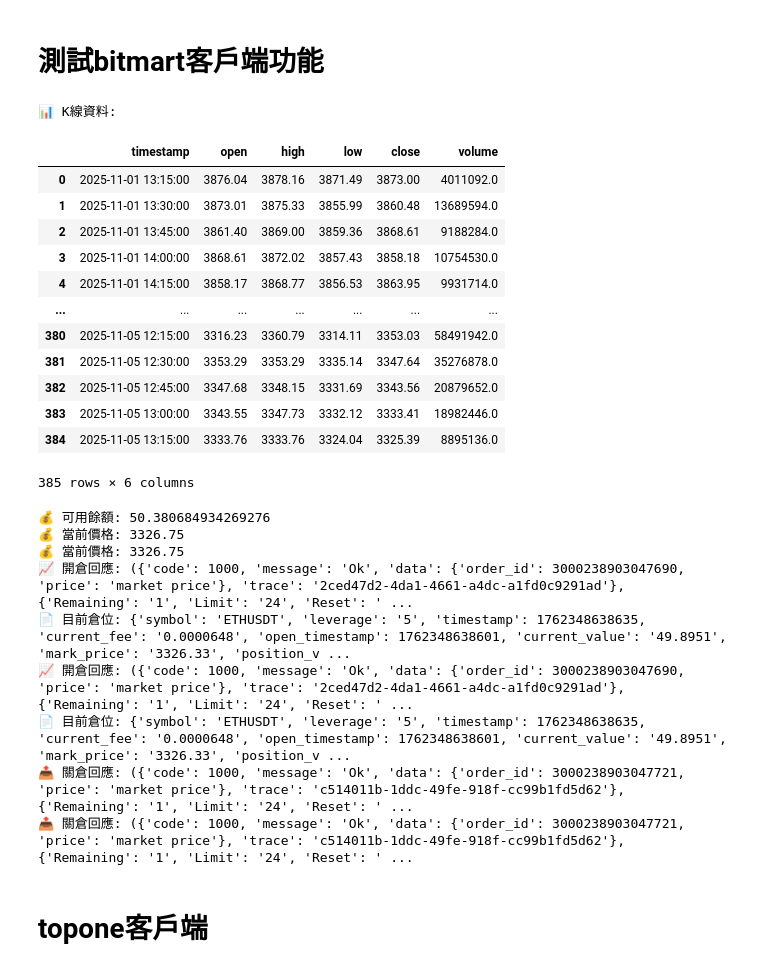
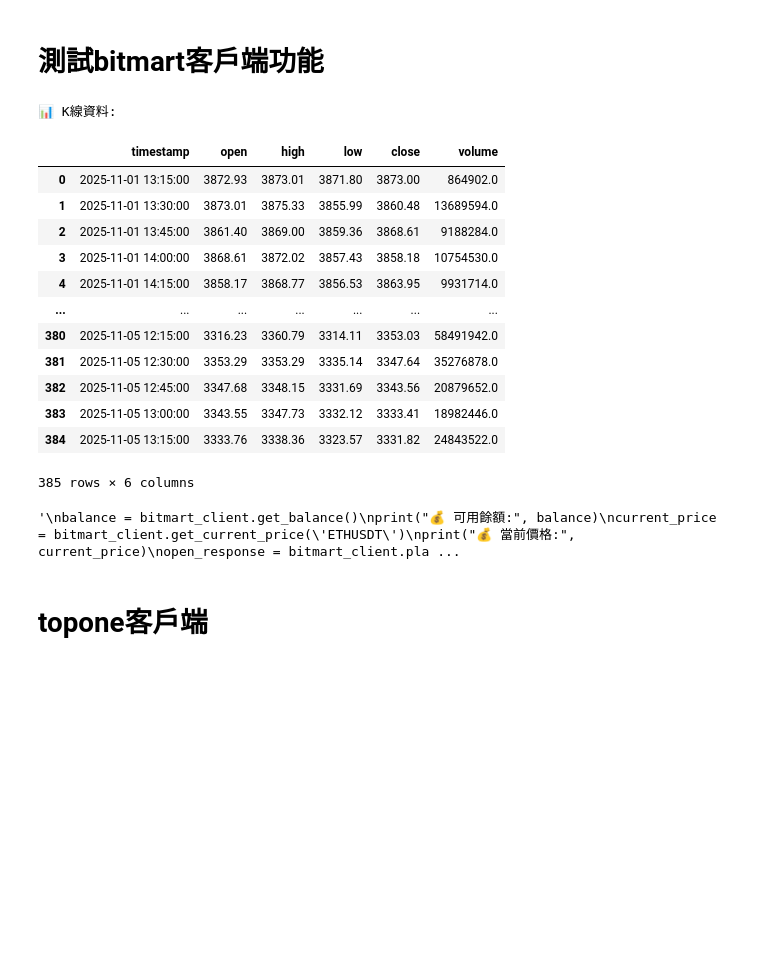
Before and after one commit to skywalker0803r/Hedgebot, a Jupyter notebook: notebook.ipynb, the cells around one changed output. Cells and saved outputs as stored; diff of their text form; code cells hidden in the pictures; blank space fills up the shorter version.

```diff
--- a/notebook.ipynb
+++ b/notebook.ipynb
@@ -281,34 +281,36 @@ class BitmartClient:
 # %%
 # 初始化 BitmartClient
 bitmart_client = BitmartClient(BITMART_API_KEY, BITMART_SECRET_KEY, BITMART_MEMO)
 # 查詢 K線
 end_time = datetime.now()
 start_time = datetime.now() - timedelta(days=4)
 kline = bitmart_client.get_kline_data('ETHUSDT', "15m", start_time, end_time)
 print("📊 K線資料:")
 display(kline)
+'''
 balance = bitmart_client.get_balance()
 print("💰 可用餘額:", balance)
 current_price = bitmart_client.get_current_price('ETHUSDT')
 print("💰 當前價格:", current_price)
 open_response = bitmart_client.place_order(
     symbol='ETHUSDT',
     side='long',
     margin=10,
     leverage=5,
     tp_price=current_price * 1.02,
     sl_price=current_price * 0.98
 )
 print("📈 開倉回應:", open_response )
 position = bitmart_client.get_position('ETHUSDT')
 print("📄 目前倉位:", position)
 time.sleep(5)
 close_response = bitmart_client.close_position('ETHUSDT')
 print("📤 關倉回應:", close_response )
+'''
 # %% [output]
 📊 K線資料:
 |  | timestamp | open | high | low | close | volume |
-| 0 | 2025-11-01 13:15:00 | 3876.04 | 3878.16 | 3871.49 | 3873.00 | 4011092.0 |
+| 0 | 2025-11-01 13:15:00 | 3872.93 | 3873.01 | 3871.80 | 3873.00 | 864902.0 |
 | 1 | 2025-11-01 13:30:00 | 3873.01 | 3875.33 | 3855.99 | 3860.48 | 13689594.0 |
 | 2 | 2025-11-01 13:45:00 | 3861.40 | 3869.00 | 3859.36 | 3868.61 | 9188284.0 |
 | 3 | 2025-11-01 14:00:00 | 3868.61 | 3872.02 | 3857.43 | 3858.18 | 10754530.0 |
@@ -318,17 +320,9 @@ print("📤 關倉回應:", close_response )
 | 381 | 2025-11-05 12:30:00 | 3353.29 | 3353.29 | 3335.14 | 3347.64 | 35276878.0 |
 | 382 | 2025-11-05 12:45:00 | 3347.68 | 3348.15 | 3331.69 | 3343.56 | 20879652.0 |
 | 383 | 2025-11-05 13:00:00 | 3343.55 | 3347.73 | 3332.12 | 3333.41 | 18982446.0 |
-| 384 | 2025-11-05 13:15:00 | 3333.76 | 3333.76 | 3324.04 | 3325.39 | 8895136.0 |
+| 384 | 2025-11-05 13:15:00 | 3333.76 | 3338.36 | 3323.57 | 3331.82 | 24843522.0 |
 385 rows × 6 columns
-💰 可用餘額: 50.380684934269276
-💰 當前價格: 3326.75
-💰 當前價格: 3326.75
-📈 開倉回應: ({'code': 1000, 'message': 'Ok', 'data': {'order_id': 3000238903047690, 'price': 'market price'}, 'trace': '2ced47d2-4da1-4661-a4dc-a1fd0c9291ad'}, {'Remaining': '1', 'Limit': '24', 'Reset': ' ...
-📄 目前倉位: {'symbol': 'ETHUSDT', 'leverage': '5', 'timestamp': 1762348638635, 'current_fee': '0.0000648', 'open_timestamp': 1762348638601, 'current_value': '49.8951', 'mark_price': '3326.33', 'position_v ...
-📈 開倉回應: ({'code': 1000, 'message': 'Ok', 'data': {'order_id': 3000238903047690, 'price': 'market price'}, 'trace': '2ced47d2-4da1-4661-a4dc-a1fd0c9291ad'}, {'Remaining': '1', 'Limit': '24', 'Reset': ' ...
-📄 目前倉位: {'symbol': 'ETHUSDT', 'leverage': '5', 'timestamp': 1762348638635, 'current_fee': '0.0000648', 'open_timestamp': 1762348638601, 'current_value': '49.8951', 'mark_price': '3326.33', 'position_v ...
-📤 關倉回應: ({'code': 1000, 'message': 'Ok', 'data': {'order_id': 3000238903047721, 'price': 'market price'}, 'trace': 'c514011b-1ddc-49fe-918f-cc99b1fd5d62'}, {'Remaining': '1', 'Limit': '24', 'Reset': ' ...
-📤 關倉回應: ({'code': 1000, 'message': 'Ok', 'data': {'order_id': 3000238903047721, 'price': 'market price'}, 'trace': 'c514011b-1ddc-49fe-918f-cc99b1fd5d62'}, {'Remaining': '1', 'Limit': '24', 'Reset': ' ...
+'\nbalance = bitmart_client.get_balance()\nprint("💰 可用餘額:", balance)\ncurrent_price = bitmart_client.get_current_price(\'ETHUSDT\')\nprint("💰 當前價格:", current_price)\nopen_response = bitmart_client.pla ...
 # %% [markdown]
 # topone客戶端
 # %%
```
Also changed, not shown: parts of 3 cells of this notebook.
